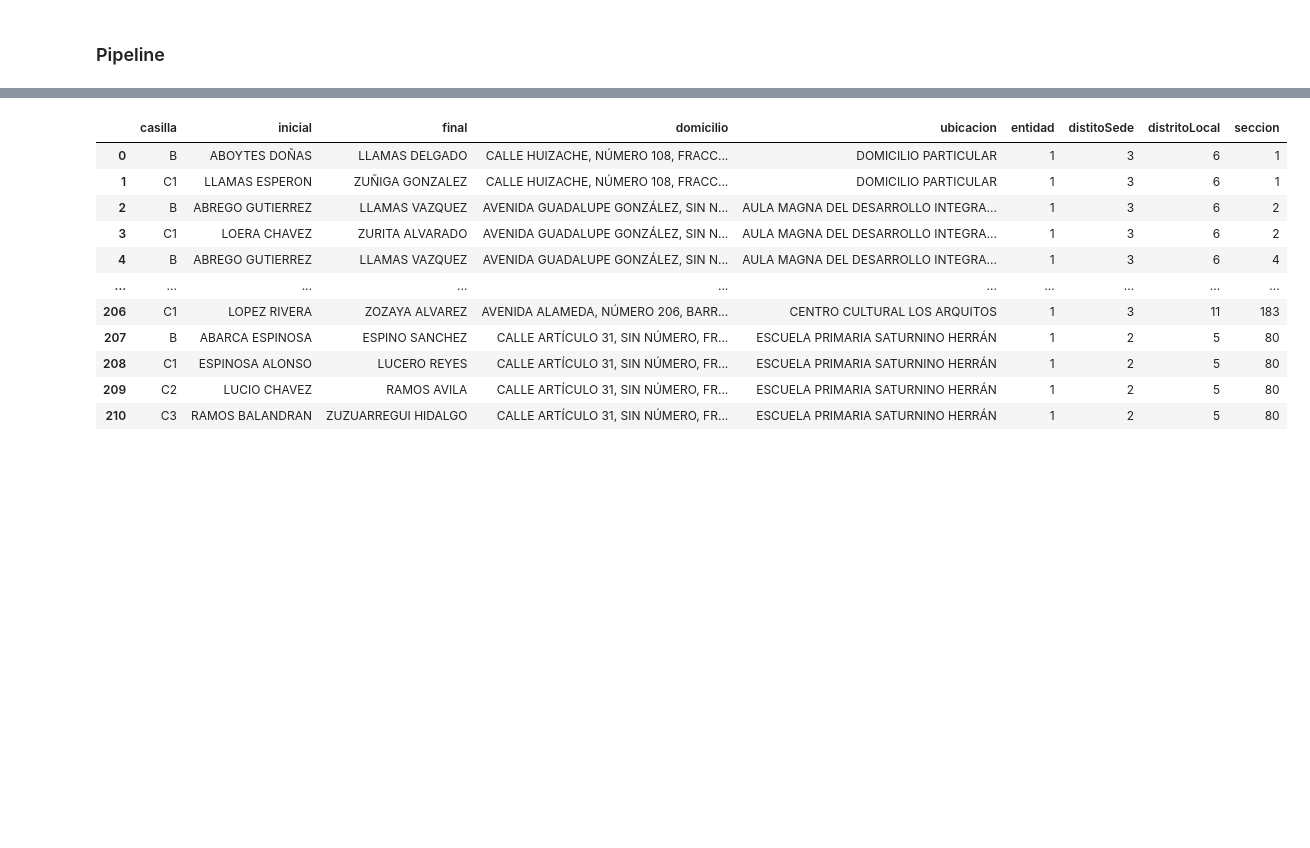
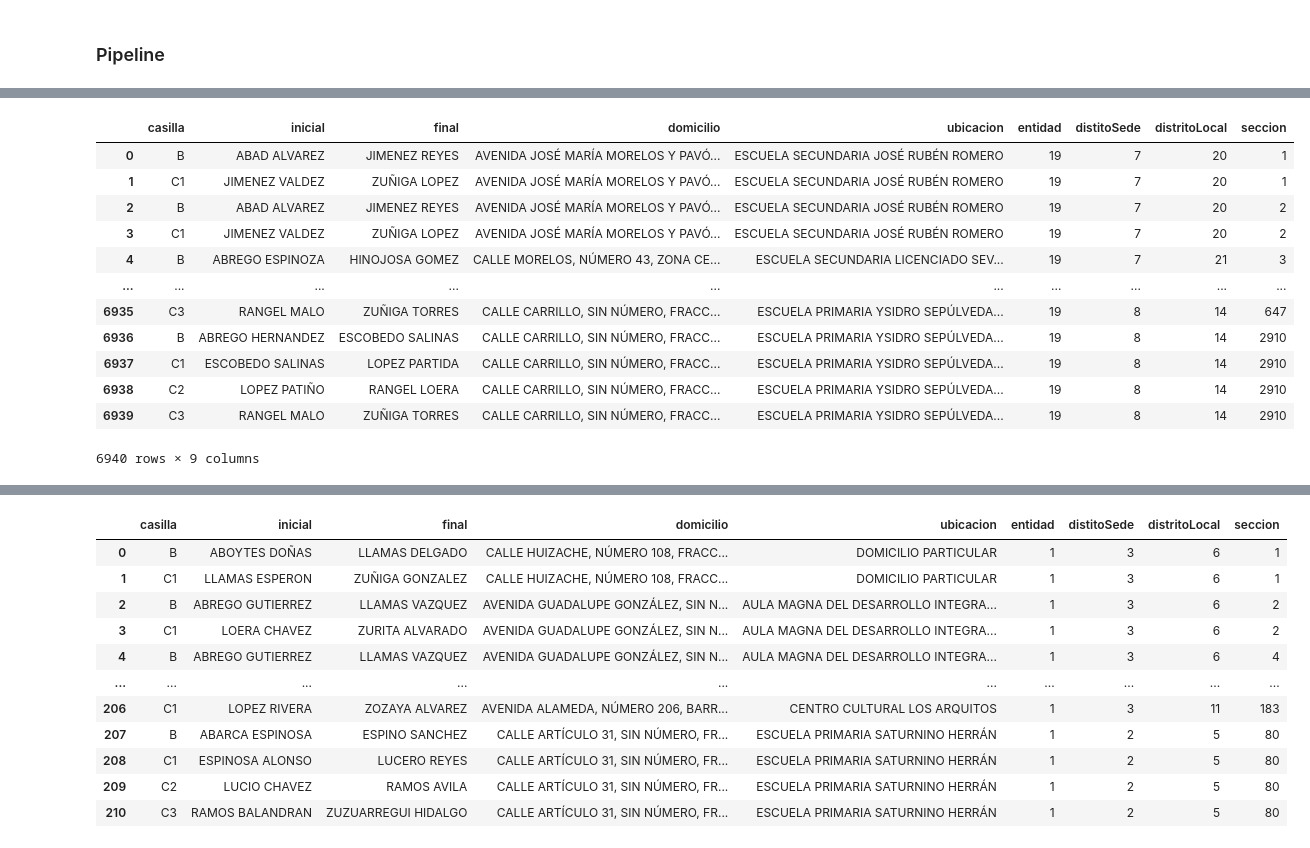
Before and after one commit to FedericoDM/indian-schools-extraction, a Jupyter notebook: ine/extract_casillas.ipynb, the cells around one changed output, grey strips where cells are left out. Saved outputs shown, nothing was run; the diff lists cells and outputs as text; code cells hidden in the pictures; blank space fills up the shorter version.

```diff
--- a/ine/extract_casillas.ipynb
+++ b/ine/extract_casillas.ipynb
@@ -193,3 +203,19 @@ Extracted 300 casillas
+# %%
+estado_df
+# %% [output]
+|  | casilla | inicial | final | domicilio | ubicacion | entidad | distitoSede | distritoLocal | seccion |
+| 0 | B | ABAD ALVAREZ | JIMENEZ REYES | AVENIDA JOSÉ MARÍA MORELOS Y PAVÓ... | ESCUELA SECUNDARIA JOSÉ RUBÉN ROMERO | 19 | 7 | 20 | 1 |
+| 1 | C1 | JIMENEZ VALDEZ | ZUÑIGA LOPEZ | AVENIDA JOSÉ MARÍA MORELOS Y PAVÓ... | ESCUELA SECUNDARIA JOSÉ RUBÉN ROMERO | 19 | 7 | 20 | 1 |
+| 2 | B | ABAD ALVAREZ | JIMENEZ REYES | AVENIDA JOSÉ MARÍA MORELOS Y PAVÓ... | ESCUELA SECUNDARIA JOSÉ RUBÉN ROMERO | 19 | 7 | 20 | 2 |
+| 3 | C1 | JIMENEZ VALDEZ | ZUÑIGA LOPEZ | AVENIDA JOSÉ MARÍA MORELOS Y PAVÓ... | ESCUELA SECUNDARIA JOSÉ RUBÉN ROMERO | 19 | 7 | 20 | 2 |
+| 4 | B | ABREGO ESPINOZA | HINOJOSA GOMEZ | CALLE MORELOS, NÚMERO 43, ZONA CE... | ESCUELA SECUNDARIA LICENCIADO SEV... | 19 | 7 | 21 | 3 |
+| ... | ... | ... | ... | ... | ... | ... | ... | ... | ... |
+| 6935 | C3 | RANGEL MALO | ZUÑIGA TORRES | CALLE CARRILLO, SIN NÚMERO, FRACC... | ESCUELA PRIMARIA YSIDRO SEPÚLVEDA... | 19 | 8 | 14 | 647 |
+| 6936 | B | ABREGO HERNANDEZ | ESCOBEDO SALINAS | CALLE CARRILLO, SIN NÚMERO, FRACC... | ESCUELA PRIMARIA YSIDRO SEPÚLVEDA... | 19 | 8 | 14 | 2910 |
+| 6937 | C1 | ESCOBEDO SALINAS | LOPEZ PARTIDA | CALLE CARRILLO, SIN NÚMERO, FRACC... | ESCUELA PRIMARIA YSIDRO SEPÚLVEDA... | 19 | 8 | 14 | 2910 |
+| 6938 | C2 | LOPEZ PATIÑO | RANGEL LOERA | CALLE CARRILLO, SIN NÚMERO, FRACC... | ESCUELA PRIMARIA YSIDRO SEPÚLVEDA... | 19 | 8 | 14 | 2910 |
+| 6939 | C3 | RANGEL MALO | ZUÑIGA TORRES | CALLE CARRILLO, SIN NÚMERO, FRACC... | ESCUELA PRIMARIA YSIDRO SEPÚLVEDA... | 19 | 8 | 14 | 2910 |
+6940 rows × 9 columns
 # %%
 mexico_df
 # %% [output]
```
Also changed, not shown: parts of 13 cells of this notebook.
